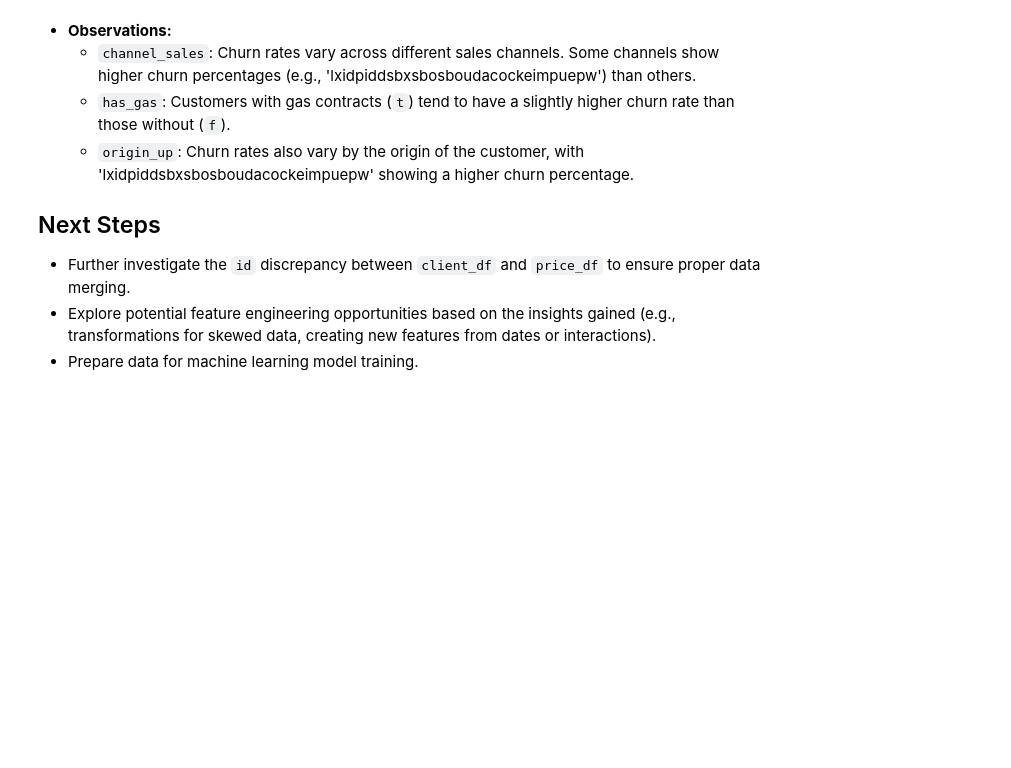
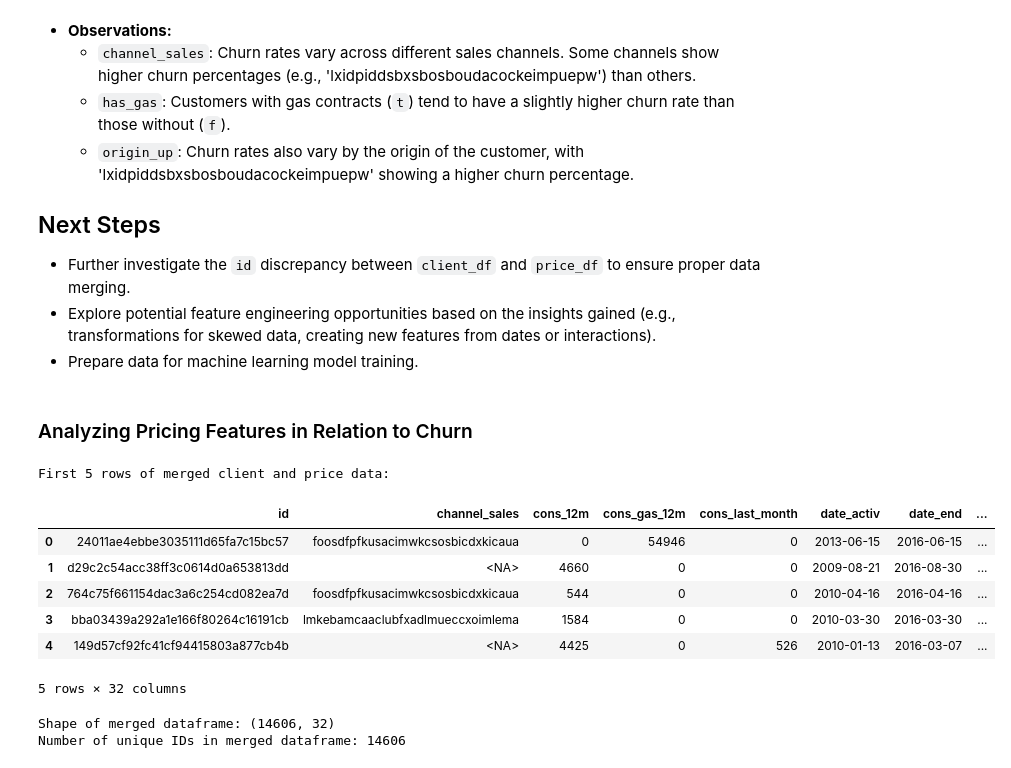
Before and after one commit to KaushikBose/Customer-Churn, a Jupyter notebook: Customer_Churn_of_Power_Company.ipynb, the cells around one changed output. Cells and saved outputs as stored; diff of their text form; code cells hidden in the pictures; blank space fills up the shorter version.

```diff
--- a/Customer_Churn_of_Power_Company.ipynb
+++ b/Customer_Churn_of_Power_Company.ipynb
@@ -495,3 +495,32 @@ Two main datasets are used:
 -   Further investigate the `id` discrepancy between `client_df` and `price_df` to ensure proper data merging.
 -   Explore potential feature engineering opportunities based on the insights gained (e.g., transformations for skewed data, creating new features from dates or interactions).
 -   Prepare data for machine learning model training.
+# %% [markdown]
+### Analyzing Pricing Features in Relation to Churn
+# %%
+# Merge client_df with price_df to bring pricing information into the client data
+# We'll merge on 'id' and 'price_date' for the most relevant pricing data at specific times.
+# Since price_df has multiple price entries per id over time, we'll need to aggregate or select a representative price for each client if we want a single row per client.
+# For now, let's simplify and take the mean price for each client over the available price_dates.
+
+# Calculate the mean price components per client ID
+mean_prices_df = price_df.groupby('id')[price_numerical_cols].mean().reset_index()
+
+# Merge client_df with the aggregated price data
+client_price_df = pd.merge(client_df, mean_prices_df, on='id', how='left')
+
+print('First 5 rows of merged client and price data:')
+display(client_price_df.head())
+print(f"Shape of merged dataframe: {client_price_df.shape}")
+print(f"Number of unique IDs in merged dataframe: {client_price_df['id'].nunique()}")
+# %% [output]
+First 5 rows of merged client and price data:
+|  | id | channel_sales | cons_12m | cons_gas_12m | cons_last_month | date_activ | date_end | ... |
+| 0 | 24011ae4ebbe3035111d65fa7c15bc57 | foosdfpfkusacimwkcsosbicdxkicaua | 0 | 54946 | 0 | 2013-06-15 | 2016-06-15 | ... |
+| 1 | d29c2c54acc38ff3c0614d0a653813dd | <NA> | 4660 | 0 | 0 | 2009-08-21 | 2016-08-30 | ... |
+| 2 | 764c75f661154dac3a6c254cd082ea7d | foosdfpfkusacimwkcsosbicdxkicaua | 544 | 0 | 0 | 2010-04-16 | 2016-04-16 | ... |
+| 3 | bba03439a292a1e166f80264c16191cb | lmkebamcaaclubfxadlmueccxoimlema | 1584 | 0 | 0 | 2010-03-30 | 2016-03-30 | ... |
+| 4 | 149d57cf92fc41cf94415803a877cb4b | <NA> | 4425 | 0 | 526 | 2010-01-13 | 2016-03-07 | ... |
+5 rows × 32 columns
+Shape of merged dataframe: (14606, 32)
+Number of unique IDs in merged dataframe: 14606
```
Also changed, not shown: parts of 6 cells of this notebook.
